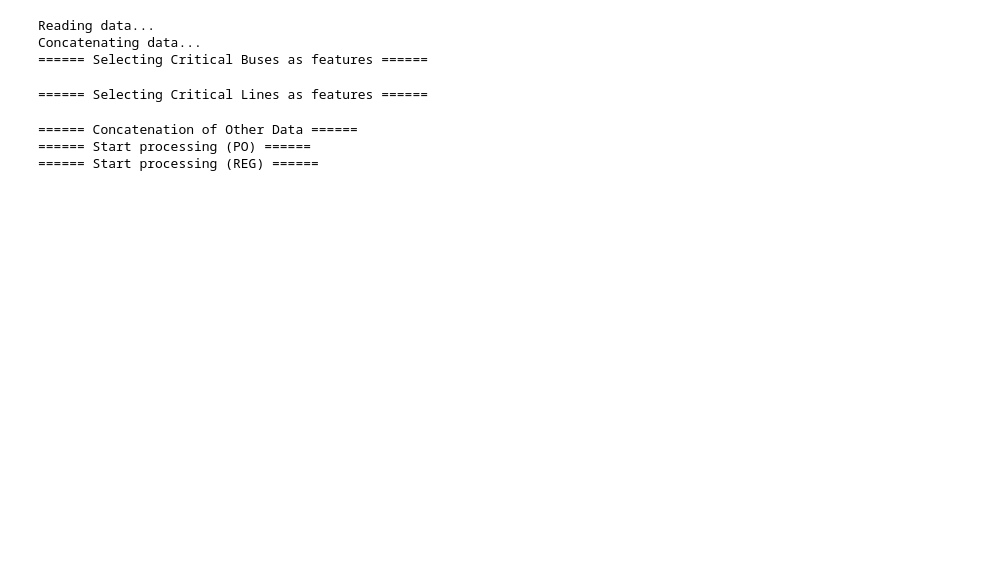
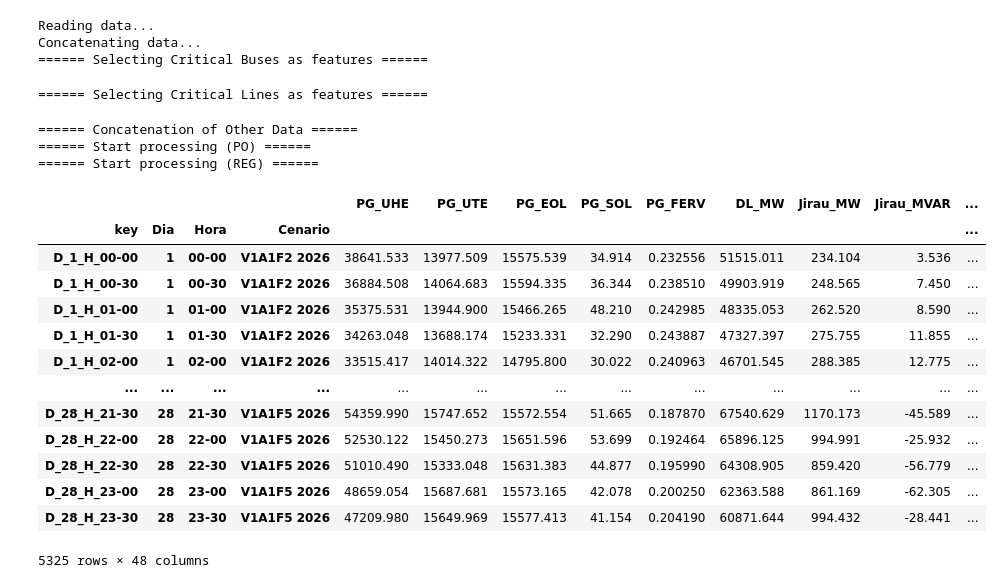
Before and after one commit to DavidSzO/Cluster_Interpretability_SIN, a Jupyter notebook: ClusterInterpretability.ipynb, the cells around one changed output. Saved outputs shown, nothing was run; the diff lists cells and outputs as text; code cells hidden in the pictures; blank space fills up the shorter version.

```diff
--- a/ClusterInterpretability.ipynb
+++ b/ClusterInterpretability.ipynb
@@ -594,6 +590,25 @@ def flatdataframe(df_data_completo, cenario, region, columns, ACDCflux=True, Res
 
     datapd.columns = datapd.columns.astype(str)
     return datapd
+# %%
+column = ['PV_lower', 'PV_upper', 'PQ_lower', 'PQ_upper', 'PG_MW', 'QG_MVAR', 'PL_MW', 'QL_MVAR', 'Shunt_Ind', 'Shunt_Cap', 'SHUNT_INST_IND',
+            'SHUNT_INST_CAP', 'ReservaIND', 'ReservaCAP', 'PG_BIO', 'PG_Dist', 'QG/QL', 'PG/PL', 'ReservaINDshunt', 'ReservaCAPshunt']
+DF_complete_PO.drop(columns=column)
+# %% [output]
+|  |  |  |  | PG_UHE | PG_UTE | PG_EOL | PG_SOL | PG_FERV | DL_MW | Jirau_MW | Jirau_MVAR | ... |
+| key | Dia | Hora | Cenario |  |  |  |  |  |  |  |  | ... |
+| D_1_H_00-00 | 1 | 00-00 | V1A1F2 2026 | 38641.533 | 13977.509 | 15575.539 | 34.914 | 0.232556 | 51515.011 | 234.104 | 3.536 | ... |
+| D_1_H_00-30 | 1 | 00-30 | V1A1F2 2026 | 36884.508 | 14064.683 | 15594.335 | 36.344 | 0.238510 | 49903.919 | 248.565 | 7.450 | ... |
+| D_1_H_01-00 | 1 | 01-00 | V1A1F2 2026 | 35375.531 | 13944.900 | 15466.265 | 48.210 | 0.242985 | 48335.053 | 262.520 | 8.590 | ... |
+| D_1_H_01-30 | 1 | 01-30 | V1A1F2 2026 | 34263.048 | 13688.174 | 15233.331 | 32.290 | 0.243887 | 47327.397 | 275.755 | 11.855 | ... |
+| D_1_H_02-00 | 1 | 02-00 | V1A1F2 2026 | 33515.417 | 14014.322 | 14795.800 | 30.022 | 0.240963 | 46701.545 | 288.385 | 12.775 | ... |
+| ... | ... | ... | ... | ... | ... | ... | ... | ... | ... | ... | ... | ... |
+| D_28_H_21-30 | 28 | 21-30 | V1A1F5 2026 | 54359.990 | 15747.652 | 15572.554 | 51.665 | 0.187870 | 67540.629 | 1170.173 | -45.589 | ... |
+| D_28_H_22-00 | 28 | 22-00 | V1A1F5 2026 | 52530.122 | 15450.273 | 15651.596 | 53.699 | 0.192464 | 65896.125 | 994.991 | -25.932 | ... |
+| D_28_H_22-30 | 28 | 22-30 | V1A1F5 2026 | 51010.490 | 15333.048 | 15631.383 | 44.877 | 0.195990 | 64308.905 | 859.420 | -56.779 | ... |
+| D_28_H_23-00 | 28 | 23-00 | V1A1F5 2026 | 48659.054 | 15687.681 | 15573.165 | 42.078 | 0.200250 | 62363.588 | 861.169 | -62.305 | ... |
+| D_28_H_23-30 | 28 | 23-30 | V1A1F5 2026 | 47209.980 | 15649.969 | 15577.413 | 41.154 | 0.204190 | 60871.644 | 994.432 | -28.441 | ... |
+5325 rows × 48 columns
 # %%
 def reduce_dimension(data, tsne=False):
     """
```
Also changed, not shown: parts of 12 cells of this notebook, 4 other files.
